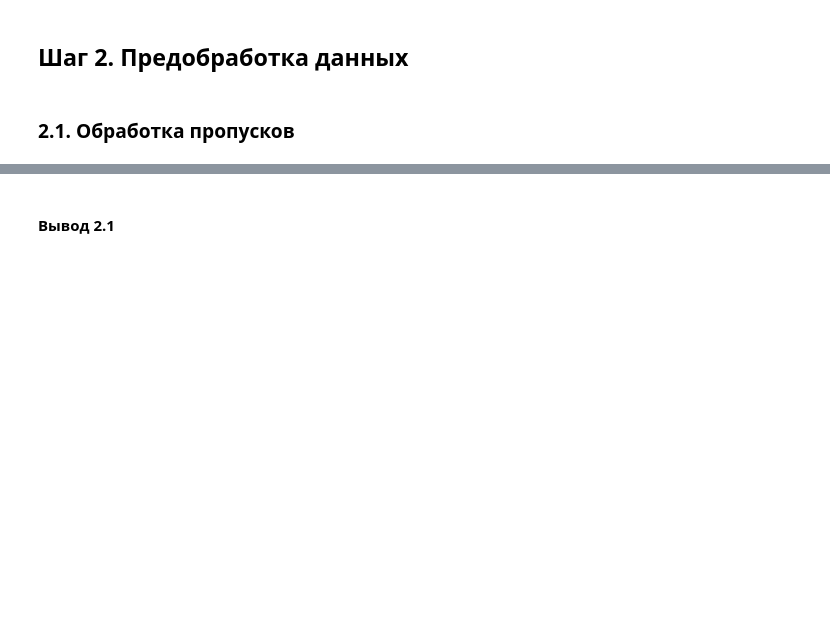
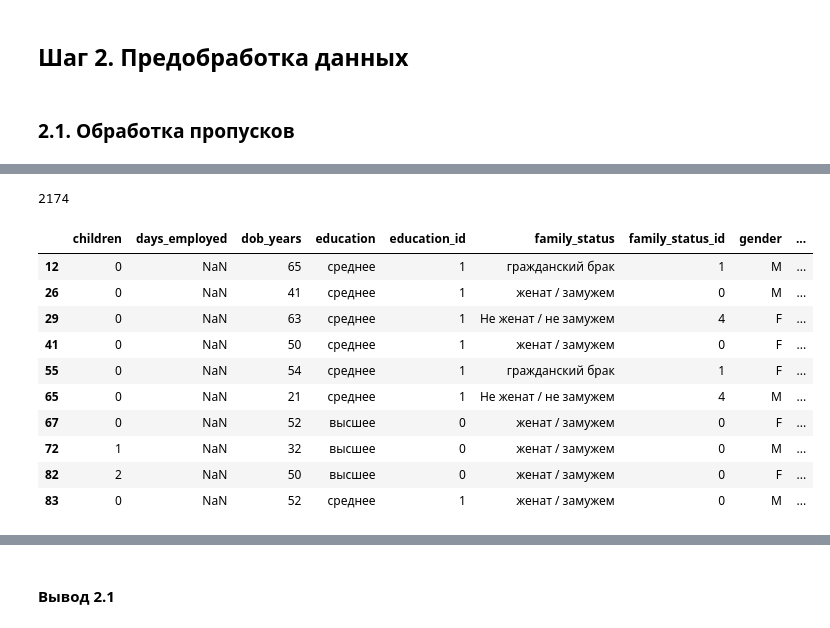
Before and after one commit to dmitrirachkov/ya_praktikum_projects, a Jupyter notebook: project_1 Credit scoring/project1_credit_scoring.ipynb, the cells around one changed output, grey strips where cells are left out. Saved outputs shown, nothing was run; the diff lists cells and outputs as text; code cells hidden in the pictures; blank space fills up the shorter version.

```diff
--- a/project_1 Credit scoring/project1_credit_scoring.ipynb
+++ b/project_1 Credit scoring/project1_credit_scoring.ipynb
@@ -149,0 +80,23 @@ memory usage: 2.0+ MB
+# %%
+### Обработка пропусков
+
+data['days_employed'].isnull().sum()
+# Всего пропуской в days_employed 2174 строк
+# %% [output]
+2174
+# %%
+# Посмотрим на строки с пропусками, чтобы попытаться определить закономерности "на глаз"
+data_employed_nan = data[data['days_employed'].isnull() == True]
+data_employed_nan.head(10)
+# %% [output]
+|  | children | days_employed | dob_years | education | education_id | family_status | family_status_id | gender | ... |
+| 12 | 0 | NaN | 65 | среднее | 1 | гражданский брак | 1 | M | ... |
+| 26 | 0 | NaN | 41 | среднее | 1 | женат / замужем | 0 | M | ... |
+| 29 | 0 | NaN | 63 | среднее | 1 | Не женат / не замужем | 4 | F | ... |
+| 41 | 0 | NaN | 50 | среднее | 1 | женат / замужем | 0 | F | ... |
+| 55 | 0 | NaN | 54 | среднее | 1 | гражданский брак | 1 | F | ... |
+| 65 | 0 | NaN | 21 | среднее | 1 | Не женат / не замужем | 4 | M | ... |
+| 67 | 0 | NaN | 52 | высшее | 0 | женат / замужем | 0 | F | ... |
+| 72 | 1 | NaN | 32 | высшее | 0 | женат / замужем | 0 | M | ... |
+| 82 | 2 | NaN | 50 | высшее | 0 | женат / замужем | 0 | F | ... |
+| 83 | 0 | NaN | 52 | среднее | 1 | женат / замужем | 0 | M | ... |
```
Also changed, not shown: parts of 39 cells of this notebook.
